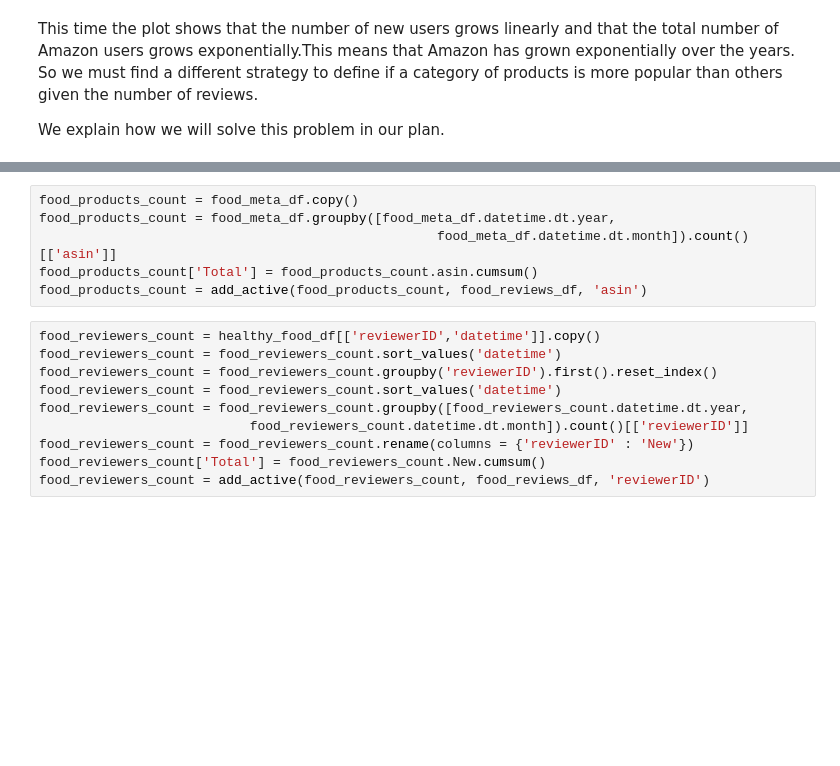
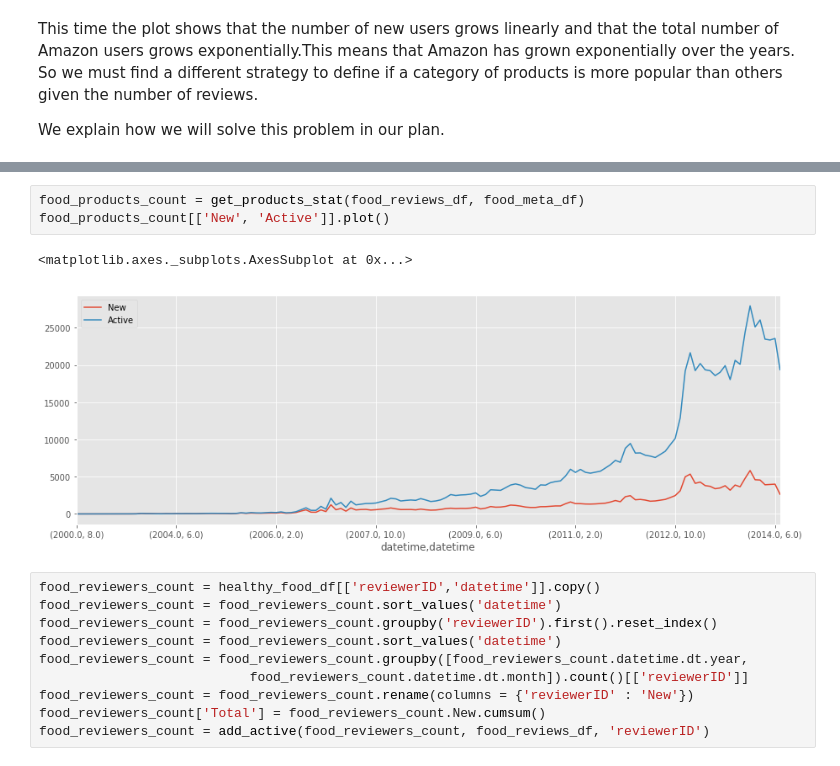
Before and after one commit to darioAnongba/EPFL-ADA, a Jupyter notebook: project/Report.ipynb, the cells around one changed output, grey strips where cells are left out. Cells and saved outputs as stored; diff of their text form; blank space fills up the shorter version.

```diff
--- a/project/Report.ipynb
+++ b/project/Report.ipynb
@@ -332,9 +294,9 @@ trends_df.plot()
-# %%
-food_products_count = food_meta_df.copy()
-food_products_count = food_meta_df.groupby([food_meta_df.datetime.dt.year,
-                                                   food_meta_df.datetime.dt.month]).count()[['asin']]
-food_products_count['Total'] = food_products_count.asin.cumsum()
-food_products_count = add_active(food_products_count, food_reviews_df, 'asin')
+# %%
+food_products_count = get_products_stat(food_reviews_df, food_meta_df)
+food_products_count[['New', 'Active']].plot()
+# %% [output]
+<matplotlib.axes._subplots.AxesSubplot at 0x...>
+[figure, added]
 # %%
 food_reviewers_count = healthy_food_df[['reviewerID','datetime']].copy()
 food_reviewers_count = food_reviewers_count.sort_values('datetime')
```
Also changed, not shown: parts of 15 cells of this notebook, 1 other file.
